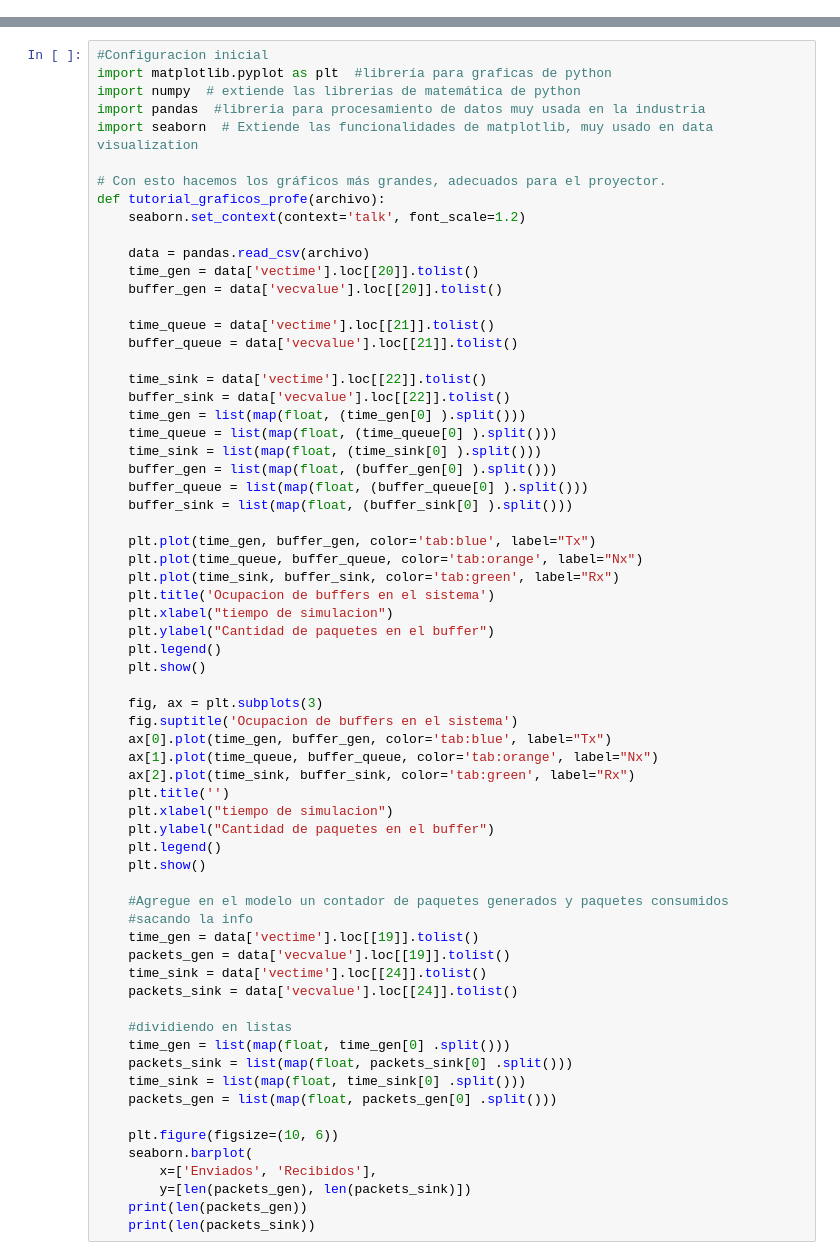
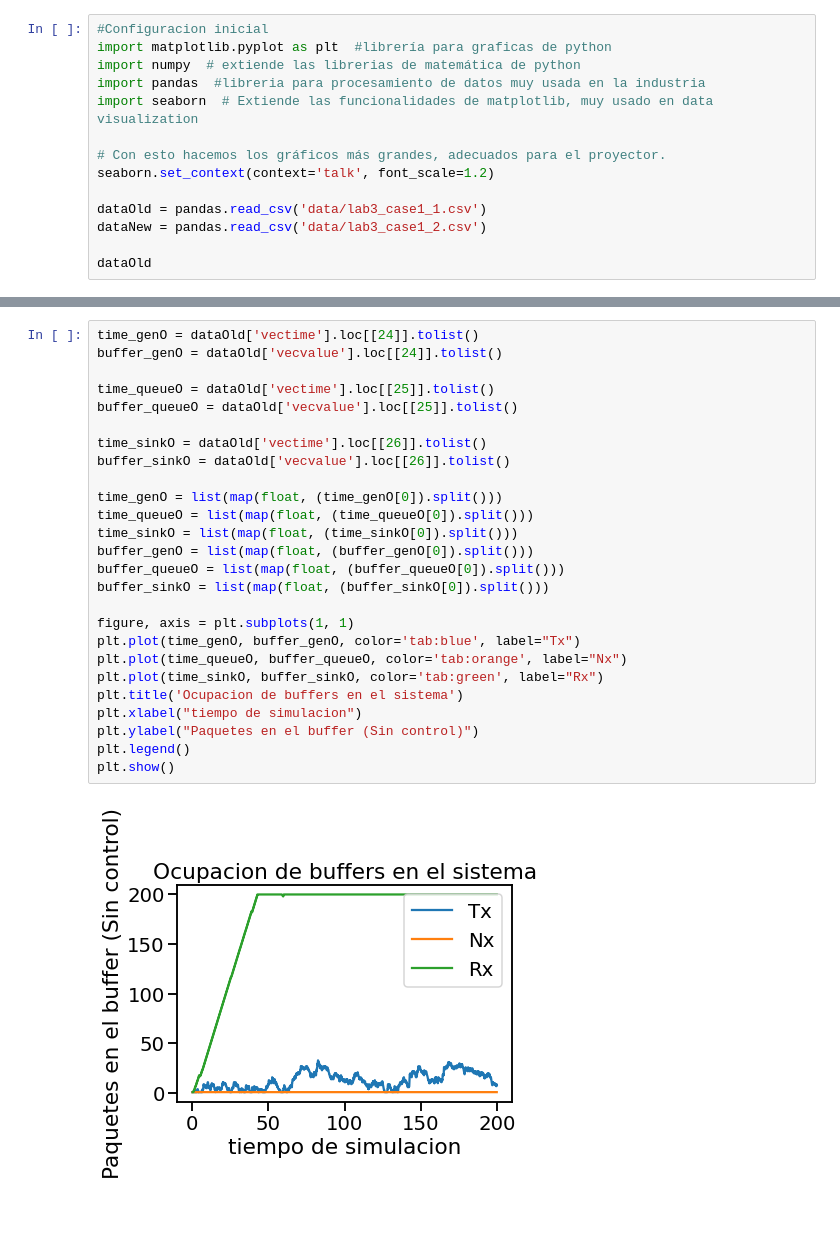
Before and after one commit to alexwicher/RedesLabMKII, a Jupyter notebook: LAB3/informe/Informe.ipynb, the cells around one changed output, grey strips where cells are left out. Cells and saved outputs as stored; diff of their text form; blank space fills up the shorter version.

```diff
--- a/LAB3/informe/Informe.ipynb
+++ b/LAB3/informe/Informe.ipynb
@@ -0,0 +48,14 @@
+# %%
+#Configuracion inicial
+import matplotlib.pyplot as plt  #librería para graficas de python
+import numpy  # extiende las librerias de matemática de python
+import pandas  #libreria para procesamiento de datos muy usada en la industria
+import seaborn  # Extiende las funcionalidades de matplotlib, muy usado en data visualization
+
+# Con esto hacemos los gráficos más grandes, adecuados para el proyector.
+seaborn.set_context(context='talk', font_scale=1.2)
+
+dataOld = pandas.read_csv('data/lab3_case1_1.csv')
+dataNew = pandas.read_csv('data/lab3_case1_2.csv')
+
+dataOld
@@ -1,66 +102,28 @@
 # %%
-#Configuracion inicial
-import matplotlib.pyplot as plt  #librería para graficas de python
-import numpy  # extiende las librerias de matemática de python
-import pandas  #libreria para procesamiento de datos muy usada en la industria
-import seaborn  # Extiende las funcionalidades de matplotlib, muy usado en data visualization
+time_genO = dataOld['vectime'].loc[[24]].tolist()
+buffer_genO = dataOld['vecvalue'].loc[[24]].tolist()
 
-# Con esto hacemos los gráficos más grandes, adecuados para el proyector.
-def tutorial_graficos_profe(archivo):
-    seaborn.set_context(context='talk', font_scale=1.2)
+time_queueO = dataOld['vectime'].loc[[25]].tolist()
+buffer_queueO = dataOld['vecvalue'].loc[[25]].tolist()
 
-    data = pandas.read_csv(archivo)
-    time_gen = data['vectime'].loc[[20]].tolist()
-    buffer_gen = data['vecvalue'].loc[[20]].tolist()
+time_sinkO = dataOld['vectime'].loc[[26]].tolist()
+buffer_sinkO = dataOld['vecvalue'].loc[[26]].tolist()
 
-    time_queue = data['vectime'].loc[[21]].tolist()
-    buffer_queue = data['vecvalue'].loc[[21]].tolist()
+time_genO = list(map(float, (time_genO[0]).split()))
+time_queueO = list(map(float, (time_queueO[0]).split()))
+time_sinkO = list(map(float, (time_sinkO[0]).split()))
+buffer_genO = list(map(float, (buffer_genO[0]).split()))
+buffer_queueO = list(map(float, (buffer_queueO[0]).split()))
+buffer_sinkO = list(map(float, (buffer_sinkO[0]).split()))
 
-    time_sink = data['vectime'].loc[[22]].tolist()
-    buffer_sink = data['vecvalue'].loc[[22]].tolist()
-    time_gen = list(map(float, (time_gen[0] ).split()))
-    time_queue = list(map(float, (time_queue[0] ).split()))
-    time_sink = list(map(float, (time_sink[0] ).split()))
-    buffer_gen = list(map(float, (buffer_gen[0] ).split()))
-    buffer_queue = list(map(float, (buffer_queue[0] ).split()))
-    buffer_sink = list(map(float, (buffer_sink[0] ).split()))
-
-    plt.plot(time_gen, buffer_gen, color='tab:blue', label="Tx")
-    plt.plot(time_queue, buffer_queue, color='tab:orange', label="Nx")
-    plt.plot(time_sink, buffer_sink, color='tab:green', label="Rx")
-    plt.title('Ocupacion de buffers en el sistema')
-    plt.xlabel("tiempo de simulacion")
-    plt.ylabel("Cantidad de paquetes en el buffer")
-    plt.legend()
-    plt.show()
-
-    fig, ax = plt.subplots(3)
-    fig.suptitle('Ocupacion de buffers en el sistema')
-    ax[0].plot(time_gen, buffer_gen, color='tab:blue', label="Tx")
-    ax[1].plot(time_queue, buffer_queue, color='tab:orange', label="Nx")
-    ax[2].plot(time_sink, buffer_sink, color='tab:green', label="Rx")
-    plt.title('')
-    plt.xlabel("tiempo de simulacion")
-    plt.ylabel("Cantidad de paquetes en el buffer")
-    plt.legend()
-    plt.show()
-
-    #Agregue en el modelo un contador de paquetes generados y paquetes consumidos
-    #sacando la info
-    time_gen = data['vectime'].loc[[19]].tolist()
-    packets_gen = data['vecvalue'].loc[[19]].tolist()
-    time_sink = data['vectime'].loc[[24]].tolist()
-    packets_sink = data['vecvalue'].loc[[24]].tolist()
-
-    #dividiendo en listas
-    time_gen = list(map(float, time_gen[0] .split()))
-    packets_sink = list(map(float, packets_sink[0] .split()))
-    time_sink = list(map(float, time_sink[0] .split()))
-    packets_gen = list(map(float, packets_gen[0] .split()))
-
-    plt.figure(figsize=(10, 6))
-    seaborn.barplot(
-        x=['Enviados', 'Recibidos'],
-        y=[len(packets_gen), len(packets_sink)])
-    print(len(packets_gen))
-    print(len(packets_sink))
+figure, axis = plt.subplots(1, 1)
+plt.plot(time_genO, buffer_genO, color='tab:blue', label="Tx")
+plt.plot(time_queueO, buffer_queueO, color='tab:orange', label="Nx")
+plt.plot(time_sinkO, buffer_sinkO, color='tab:green', label="Rx")
+plt.title('Ocupacion de buffers en el sistema')
+plt.xlabel("tiempo de simulacion")
+plt.ylabel("Paquetes en el buffer (Sin control)")
+plt.legend()
+plt.show()
+# %% [output]
+[figure, added]
```
Also changed, not shown: parts of 24 cells of this notebook, 17 other files.
